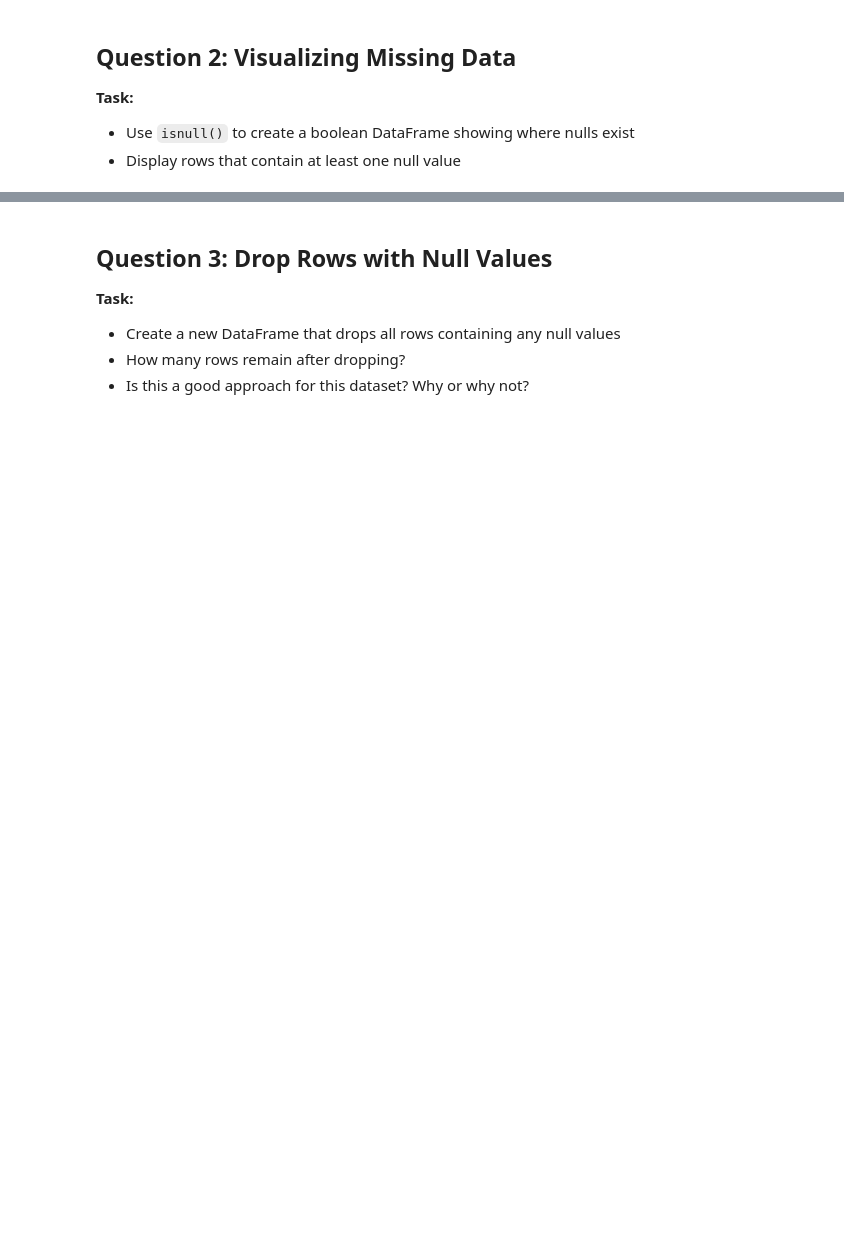
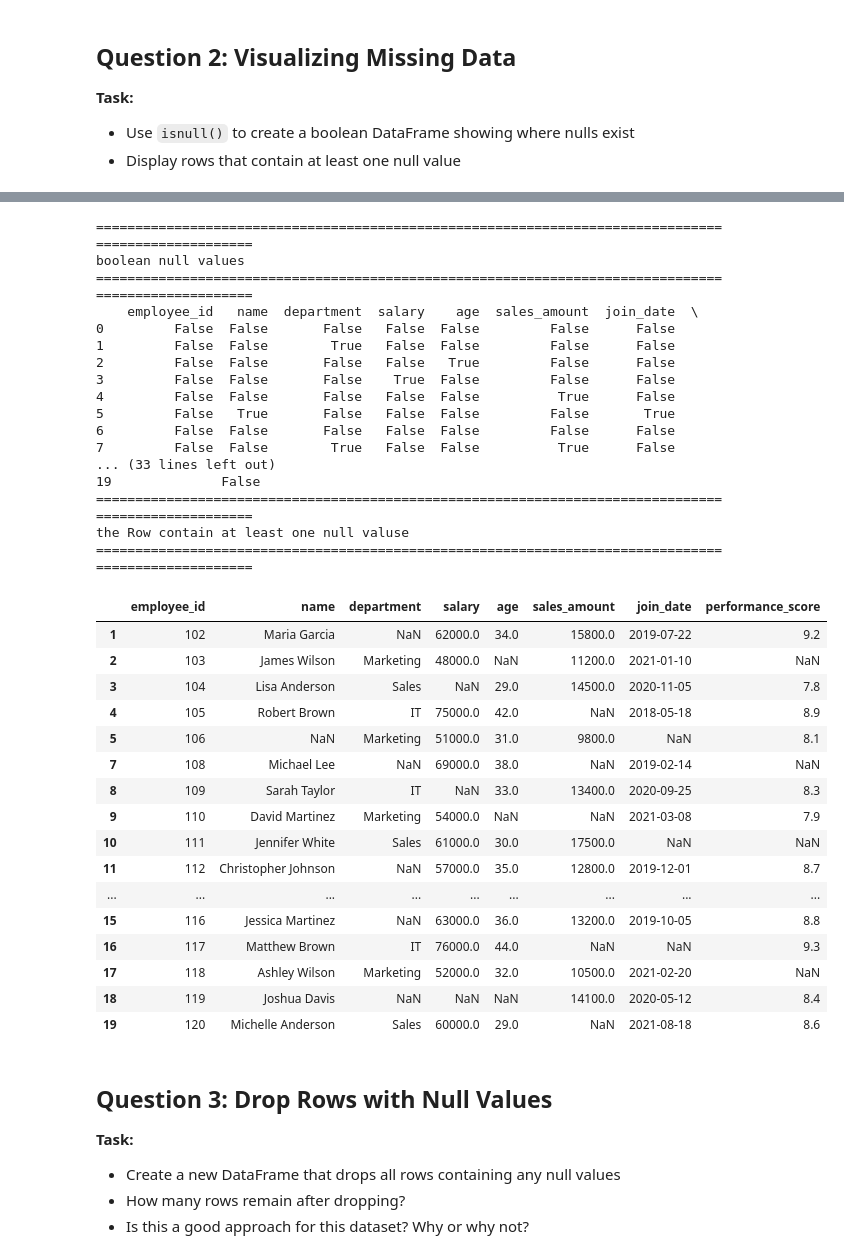
Before and after one commit to MR-pavan-patil/Pavan-Main-datascince, a Jupyter notebook: GPT LEARN/null_v1.ipynb, the cells around one changed output, grey strips where cells are left out. Cells and saved outputs as stored; diff of their text form; code cells hidden in the pictures; blank space fills up the shorter version.

Commit message:
null_1.ipynb data clean

```diff
--- a/GPT LEARN/null_v1.ipynb
+++ b/GPT LEARN/null_v1.ipynb
@@ -77,3 +90,48 @@ dtype: float64
+# %%
+# Your code here
+print("=="*50)
+print("boolean null values")
+print("=="*50)
+print(df.isnull())
+print("=="*50)
+print("the Row contain at least one null valuse")
+print("=="*50)
+df[df.isnull().any(axis=1)]
+# %% [output]
+====================================================================================================
+boolean null values
+====================================================================================================
+    employee_id   name  department  salary    age  sales_amount  join_date  \
+0         False  False       False   False  False         False      False
+1         False  False        True   False  False         False      False
+2         False  False       False   False   True         False      False
+3         False  False       False    True  False         False      False
+4         False  False       False   False  False          True      False
+5         False   True       False   False  False         False       True
+6         False  False       False   False  False         False      False
+7         False  False        True   False  False          True      False
+... (33 lines left out)
+19              False
+====================================================================================================
+the Row contain at least one null valuse
+====================================================================================================
+|  | employee_id | name | department | salary | age | sales_amount | join_date | performance_score |
+| 1 | 102 | Maria Garcia | NaN | 62000.0 | 34.0 | 15800.0 | 2019-07-22 | 9.2 |
+| 2 | 103 | James Wilson | Marketing | 48000.0 | NaN | 11200.0 | 2021-01-10 | NaN |
+| 3 | 104 | Lisa Anderson | Sales | NaN | 29.0 | 14500.0 | 2020-11-05 | 7.8 |
+| 4 | 105 | Robert Brown | IT | 75000.0 | 42.0 | NaN | 2018-05-18 | 8.9 |
+| 5 | 106 | NaN | Marketing | 51000.0 | 31.0 | 9800.0 | NaN | 8.1 |
+| 7 | 108 | Michael Lee | NaN | 69000.0 | 38.0 | NaN | 2019-02-14 | NaN |
+| 8 | 109 | Sarah Taylor | IT | NaN | 33.0 | 13400.0 | 2020-09-25 | 8.3 |
+| 9 | 110 | David Martinez | Marketing | 54000.0 | NaN | NaN | 2021-03-08 | 7.9 |
+| 10 | 111 | Jennifer White | Sales | 61000.0 | 30.0 | 17500.0 | NaN | NaN |
+| 11 | 112 | Christopher Johnson | NaN | 57000.0 | 35.0 | 12800.0 | 2019-12-01 | 8.7 |
+| ... | ... | ... | ... | ... | ... | ... | ... | ... |
+| 15 | 116 | Jessica Martinez | NaN | 63000.0 | 36.0 | 13200.0 | 2019-10-05 | 8.8 |
+| 16 | 117 | Matthew Brown | IT | 76000.0 | 44.0 | NaN | NaN | 9.3 |
+| 17 | 118 | Ashley Wilson | Marketing | 52000.0 | 32.0 | 10500.0 | 2021-02-20 | NaN |
+| 18 | 119 | Joshua Davis | NaN | NaN | NaN | 14100.0 | 2020-05-12 | 8.4 |
+| 19 | 120 | Michelle Anderson | Sales | 60000.0 | 29.0 | NaN | 2021-08-18 | 8.6 |
 # %% [markdown]
 ## Question 3: Drop Rows with Null Values
 
```
Also changed, not shown: parts of 15 cells of this notebook, 2 other files.
